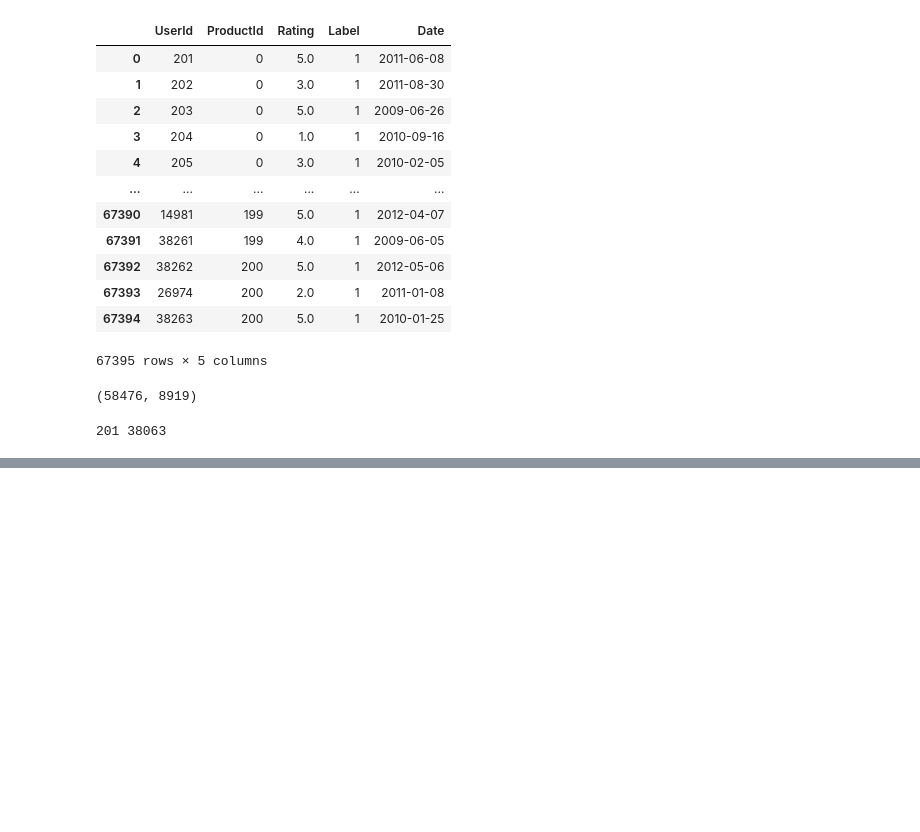
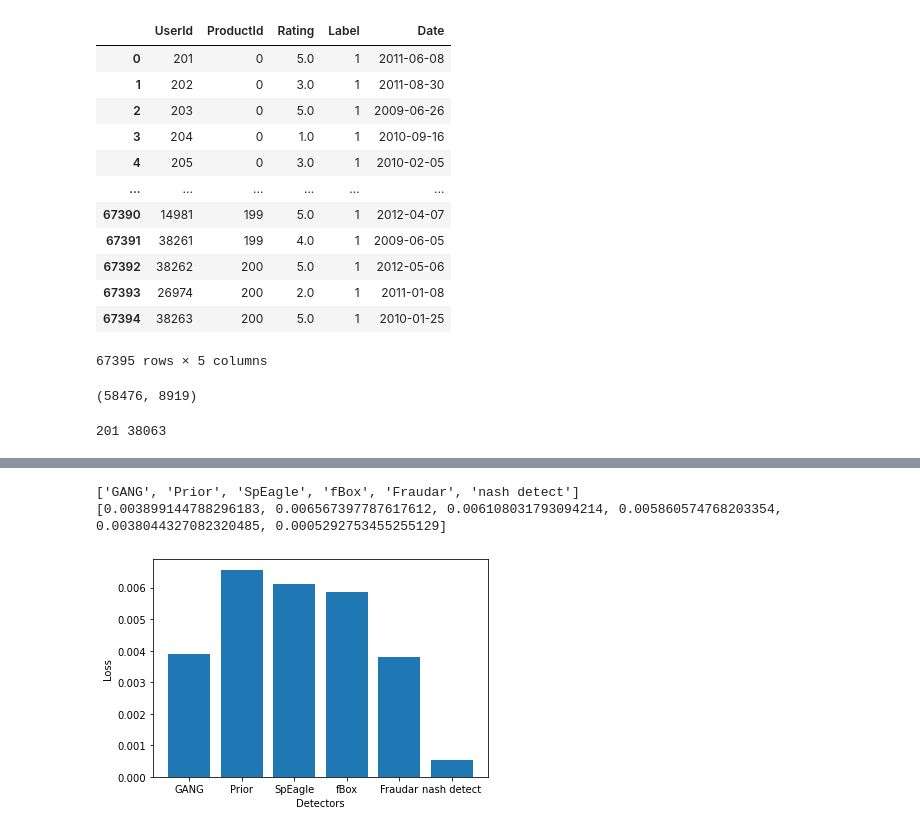
Before and after one commit to jasn9/Review-s-Spam-Detection, a Jupyter notebook: index.ipynb, the cells around one changed output, grey strips where cells are left out. Drawn from its saved outputs; the diff is of its cells as text; code cells hidden in the pictures; blank space fills up the shorter version.

```diff
--- a/index.ipynb
+++ b/index.ipynb
@@ -52,7 +51,6 @@ print(len(np.unique(reviews.ProductId)) , len(np.unique(reviews.UserId)))
 def extract_target(total_targets):
     values, counts = np.unique(reviews.ProductId, return_counts=True)
     target_products = values[np.argsort(counts)][:total_targets]
-    target_products = ['194', '178', '187']
     print("No of Targets: ", len(target_products))
     return target_products
 # %%
@@ -68,8 +66,7 @@ def get_reviews(user_graph, product_graph, target_products, attack_p, elite_acco
     singleton_offset = 0
     target_attack_map = {}
     for index, target in enumerate(target_products):
-        #attack = utils.e_greedy_sample(attack_p, epsilon)
-        attack = attackors[index]
+        attack = utils.e_greedy_sample(attack_p, epsilon)
         target_attack_map[target] = attack
         new_reviews_1 = utils.get_new_reviews(user_graph, product_graph, attack, elite_accounts, review_per_target, singleton_offset, target)
         print(attack, len(new_reviews_1))
@@ -141,10 +138,10 @@ def play_min_max_game(attack_p, detect_q, episodes, elite_threshold, total_targe
 elite_threshold = 10
 attackors = ['IncBP', 'IncDS', 'IncPR', 'Random', 'Singleton']
 detectors = ['GANG', 'Prior', 'SpEagle', 'fBox', 'Fraudar']
-episodes = 5
-total_targets = 3
+episodes = 50
+total_targets = 5
 epsilon = 0.1
-review_per_target = 5
+review_per_target = 15
 top_k = 0.01
 learning_rate_attackors = 0.01
 learning_rate_detectors = 30
@@ -196,12 +212,12 @@ loss_detectors = []
 detectors_l = []
 for detect in detect_q:
     _,_,_,_, LOSS, PE, recall = play_min_max_game(attack_p, {detect: 1}, 1, \
-            elite_threshold, 3, 3, learning_rate_attackors, learning_rate_detectors, epsilon, "Testing")
-    loss_detectors.append(LOSS)
+            elite_threshold, total_targets, review_per_target, learning_rate_attackors, learning_rate_detectors, epsilon, "Testing")
+    loss_detectors.append(LOSS[0])
     detectors_l.append(detect)
 
     print(detect, LOSS, PE)
 _,_,_,_, nash_loss, PE, recall = play_min_max_game(attack_p, detect_q, 1, \
-            elite_threshold, 3, 3, learning_rate_attackors, learning_rate_detectors, epsilon, "Testing")
-loss_detectors.append(nash_loss)
+            elite_threshold, total_targets, review_per_target, learning_rate_attackors, learning_rate_detectors, epsilon, "Testing")
+loss_detectors.append(nash_loss[0])
 detectors_l.append("nash detect")
@@ -209,0 +242,12 @@ plotData(detectors_l, loss_detectors, "Detectors", "Loss")
+# %%
+#plotData(detectors_l, loss_detectors, "Detectors", "Loss")
+print(detectors_l)
+print(loss_detectors)
+pyplot.bar(np.array(detectors_l), np.array(loss_detectors))
+pyplot.xlabel("Detectors")
+pyplot.ylabel("Loss")
+pyplot.show()
+# %% [output]
+['GANG', 'Prior', 'SpEagle', 'fBox', 'Fraudar', 'nash detect']
+[0.003899144788296183, 0.006567397787617612, 0.006108031793094214, 0.005860574768203354, 0.0038044327082320485, 0.0005292753455255129]
+[figure, added]
```
Also changed, not shown: parts of 10 cells of this notebook, 8 other files.
